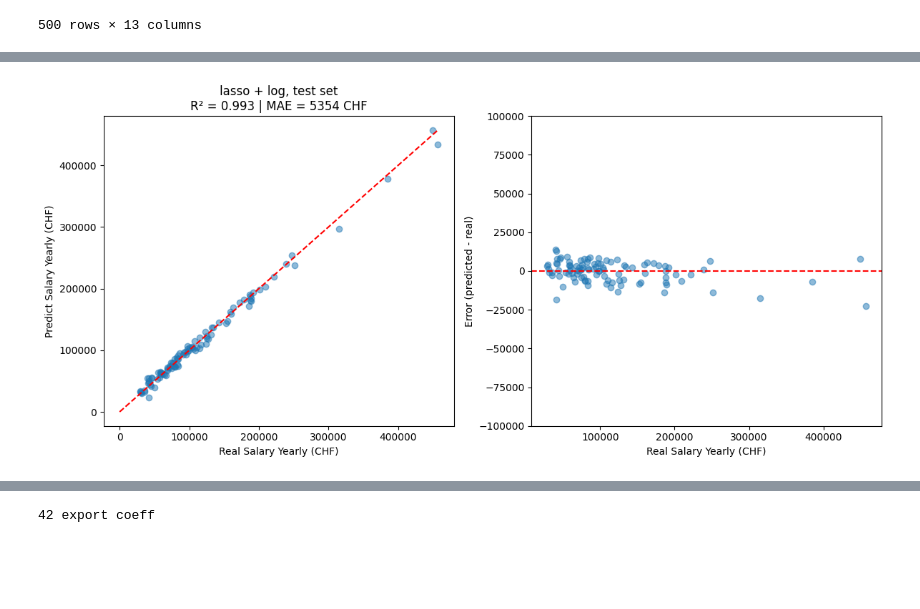
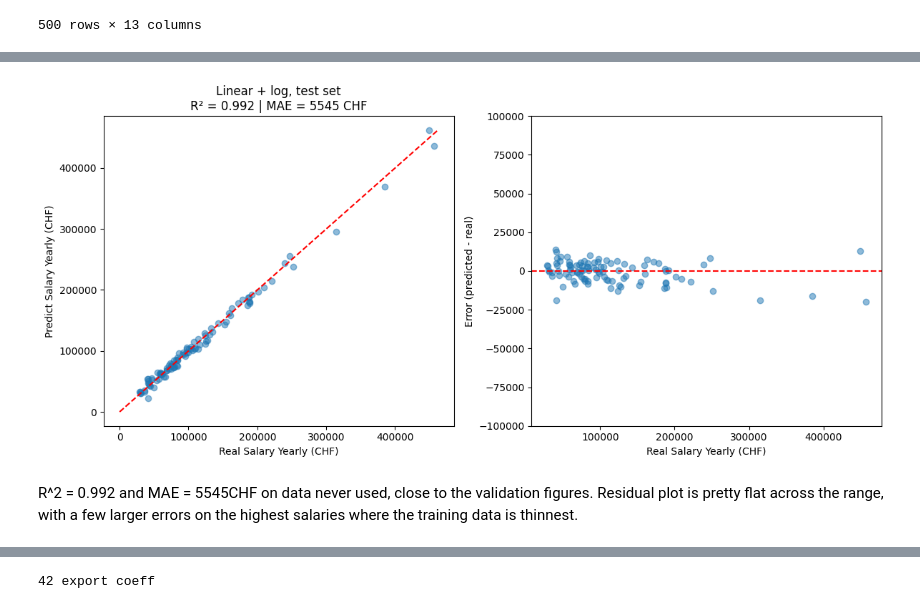
Before and after one commit to Dyumes/SS2-MobileApp, a Jupyter notebook: model_prediction/model.ipynb, the cells around one changed output, grey strips where cells are left out. Cells and saved outputs as stored; diff of their text form; code cells hidden in the pictures; blank space fills up the shorter version.

```diff
--- a/model_prediction/model.ipynb
+++ b/model_prediction/model.ipynb
@@ -109,10 +294,0 @@ data = data.drop('WorkloadPercent', axis=1)
-# %%
-"""
-
-bounds = data["MinYearsExperience"].str.extract(r"(\d+)\s*to\s*(\d+)").astype(float)
-data["ExpMin"] = bounds[0]
-data["ExpMax"] = bounds[1]
-data = data.drop(columns="MinYearsExperience")
-
-data
-"""
@@ -236,12 +410,14 @@ from sklearn.linear_model import LassoCV
 
 SEED = 42
 
+y = data["SalaryCHF"]
 X = data.drop(columns=["SalaryCHF"])
-y = data["SalaryCHF"]
 
 cat_cols = X.select_dtypes("object").columns.tolist()
 num_cols = X.select_dtypes("number").columns.tolist()
 
+#StandardScaler substracts the mean and divides by a standard deviation -> have all the feature at the same scale
+#onehotencoder creates a binary column for each category and drops the first one to avoid multicollinearity
 preprocess = ColumnTransformer([
     ("num", StandardScaler(), num_cols),
     ("cat", OneHotEncoder(drop="first", handle_unknown="ignore"), cat_cols)])
@@ -258,10 +434,11 @@ linear_log = TransformedTargetRegressor(
 
 gradient_boosting = TransformedTargetRegressor(
     regressor=GradientBoostingRegressor(random_state=SEED),
-    #func=np.log,
-    #inverse_func=np.exp
+    func=np.log,
+    inverse_func=np.exp
 )
 
+#CV -> cut the train and find hyperparameters
 lasso = TransformedTargetRegressor(
     regressor=LassoCV(max_iter=50000, random_state=SEED),
     func=np.log,
@@ -292,6 +469,10 @@ X_temp, X_test, y_temp, y_test = train_test_split(X, y, test_size=0.2, random_st
 X_train, X_val, y_train, y_val = train_test_split(X_temp, y_temp, test_size=0.25, random_state=SEED)#val = 25% of the remaining 80% -> 20% of the total data -> 100
 #train = 300
 
+#model.fit is used to train the model on the training data
+#model.predict is used to make predictions on the validation data
+#model.score is used to evaluate the model on the validation data, return R^2
+# R^2 = 1 - (sum of squares of residuals / total sum of squares)
 model.fit(X_train, y_train)
 y_pred = model.predict(X_val)
 
@@ -338,7 +519,7 @@ print("Validation R^2 gb:", validation_r2_gb)
 validation_r2_lasso = model_lasso.score(X_val, y_val)
 print("Validation R^2 lasso:", validation_r2_lasso)
 
-model_lasso.fit(X_temp, y_temp)
-y_pred_test = model_lasso.predict(X_test)
-print(f"TEST  R^2 = {r2_score(y_test, y_pred_test):.4f}  MAE = {mean_absolute_error(y_test, y_pred_test):.0f} CHF")
+model_log.fit(X_temp, y_temp)
+y_pred_test = model_log.predict(X_test)
+print(f"TEST  LOG R^2 = {r2_score(y_test, y_pred_test):.4f}  MAE = {mean_absolute_error(y_test, y_pred_test):.0f} CHF")
 # %% [output]
@@ -400,20 +687,22 @@ pd.DataFrame(result).T.round(3)
 # %%
 fig, axes = plt.subplots(1, 2, figsize=(12, 5.5))
 
 axes[0].scatter(y_test, y_pred_test, alpha=0.5)
 lims = [0, max(y_test.max(), y_pred_test.max())]
 axes[0].plot(lims, lims, "r--")
 axes[0].set_xlabel("Real Salary Yearly (CHF)")
 axes[0].set_ylabel("Predict Salary Yearly (CHF)")
-axes[0].set_title(f"lasso + log, test set\nR² = {r2_score(y_test, y_pred_test):.3f} | MAE = {mean_absolute_error(y_test, y_pred_test):.0f} CHF")
+axes[0].set_title(f"Linear + log, test set\nR² = {r2_score(y_test, y_pred_test):.3f} | MAE = {mean_absolute_error(y_test, y_pred_test):.0f} CHF")
 
 axes[1].scatter(y_test, y_pred_test - y_test, alpha=0.5)
 axes[1].set_ylim(-100000, 100000)
 axes[1].axhline(0, color="r", linestyle="--")
 axes[1].set_xlabel("Real Salary Yearly (CHF)")
 axes[1].set_ylabel("Error (predicted - real)")
 
 plt.tight_layout()
 plt.show()
 # %% [output]
-[figure, old version]
+[figure, new version]
+# %% [markdown]
+R^2 = 0.992 and MAE = 5545CHF on data never used, close to the validation figures. Residual plot is pretty flat across the range, with a few larger errors on the highest salaries where the training data is thinnest.
```
Also changed, not shown: parts of 47 cells of this notebook, 1 other file.
